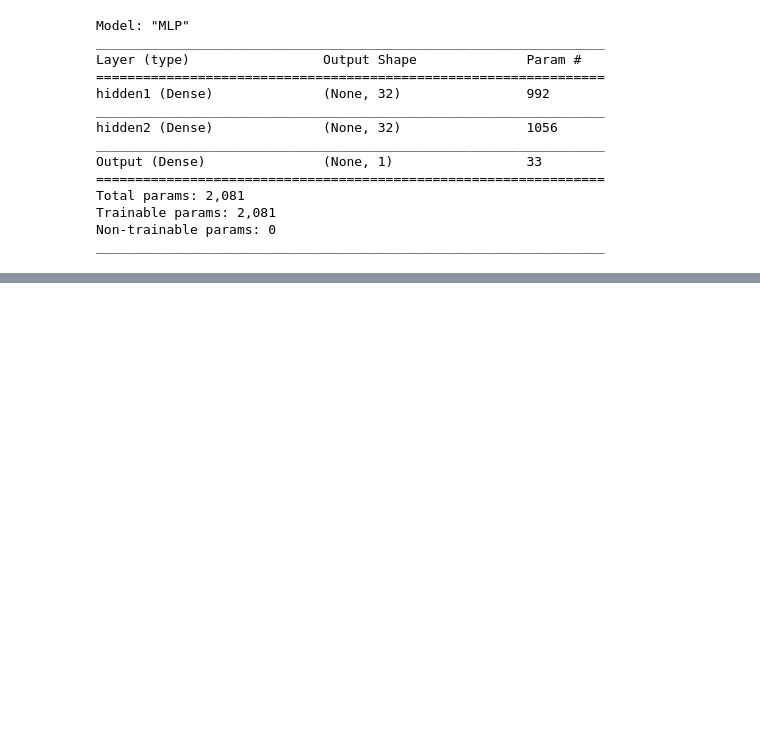
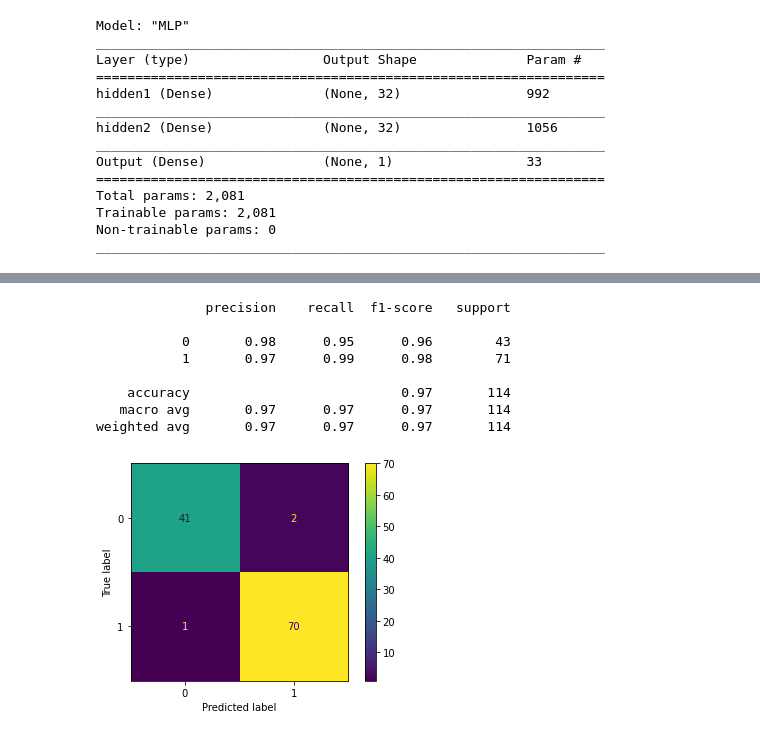
Before and after one commit to Lelelass/Deep-Learning-21, a Jupyter notebook: code-alongs/Lec1-MLP_classification.ipynb, the cells around one changed output, grey strips where cells are left out. Drawn from its saved outputs; the diff is of its cells as text; code cells hidden in the pictures; blank space fills up the shorter version.

```diff
--- a/code-alongs/Lec1-MLP_classification.ipynb
+++ b/code-alongs/Lec1-MLP_classification.ipynb
@@ -118,0 +158,14 @@ model.fit()
+# %%
+cm = confusion_matrix(y_test, y_pred)
+ConfusionMatrixDisplay(cm).plot()
+print(classification_report(y_test, y_pred))
+# %% [output]
+              precision    recall  f1-score   support
+
+           0       0.98      0.95      0.96        43
+           1       0.97      0.99      0.98        71
+
+    accuracy                           0.97       114
+   macro avg       0.97      0.97      0.97       114
+weighted avg       0.97      0.97      0.97       114
+[figure, added]
```
Also changed, not shown: parts of 8 cells of this notebook.
